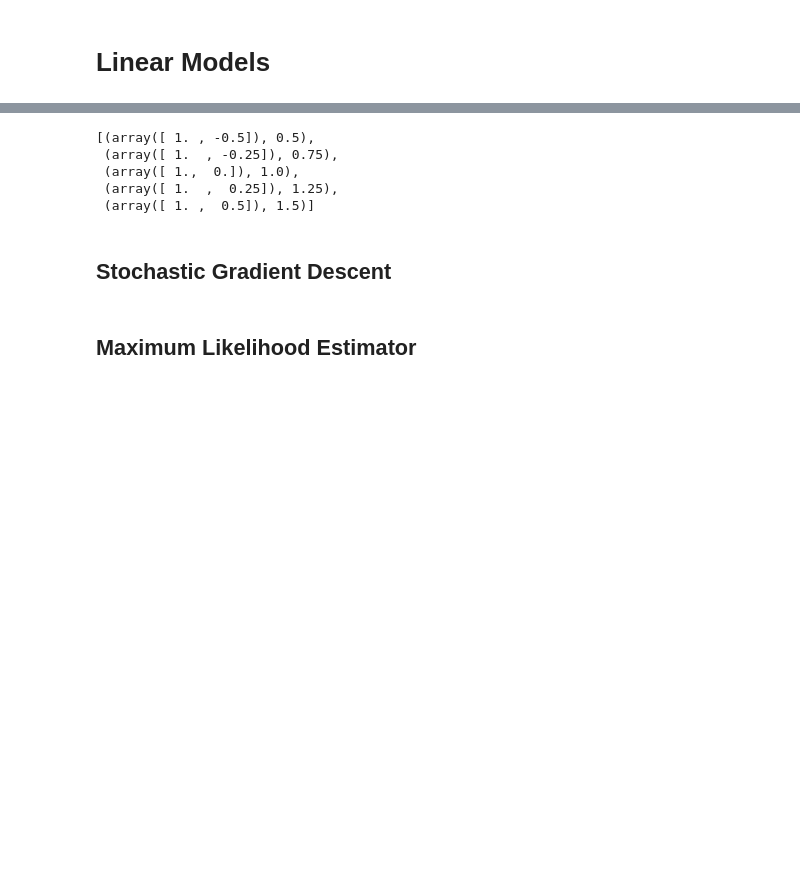
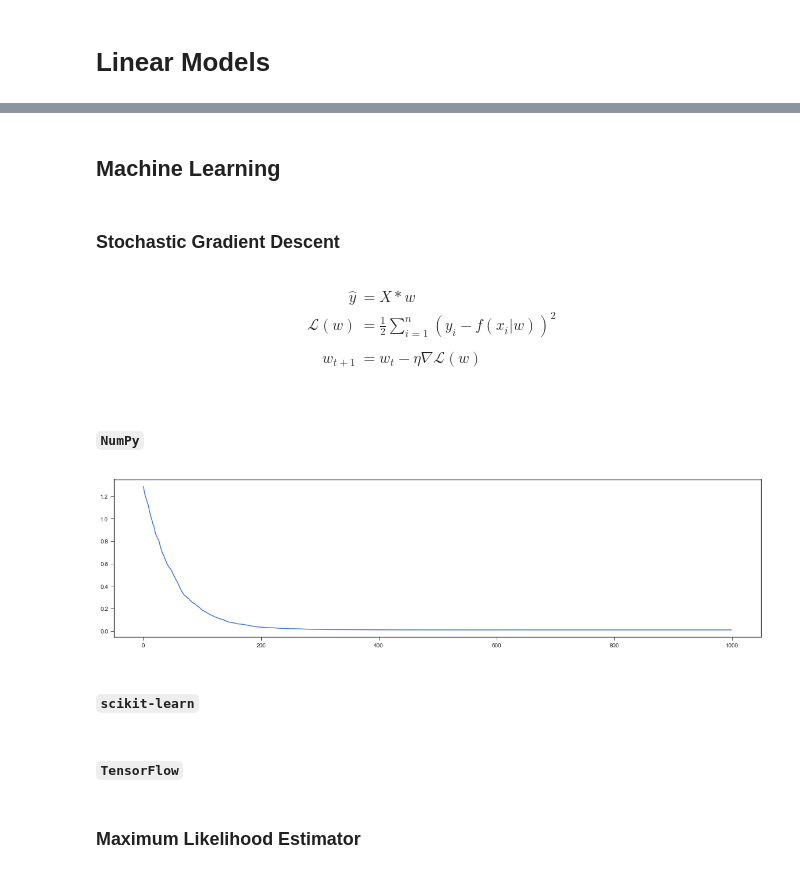
Before and after one commit to vishalbelsare/Docs, a Jupyter notebook: workshop-01/notebooks/Linear Models.ipynb, the cells around one changed output, grey strips where cells are left out. Cells and saved outputs as stored; diff of their text form; code cells hidden in the pictures; blank space fills up the shorter version.

```diff
--- a/workshop-01/notebooks/Linear Models.ipynb
+++ b/workshop-01/notebooks/Linear Models.ipynb
@@ -30,15 +84,41 @@ list(zip(x, y))
 # %%
 X = np.ones((N, 2))
 X[:, 1 ] = x
-
-list(zip(X, y))
-# %% [output]
-[(array([ 1. , -0.5]), 0.5),
- (array([ 1.  , -0.25]), 0.75),
- (array([ 1.,  0.]), 1.0),
- (array([ 1.  ,  0.25]), 1.25),
- (array([ 1. ,  0.5]), 1.5)]
+# %% [markdown]
+## Machine Learning <a class="anchor" id="machine-learning"></a>
 # %% [markdown]
-## Stochastic Gradient Descent
+### Stochastic Gradient Descent <a class="anchor" id="stochastic-gradient-descent"></a>
+# %% [markdown]
+$$
+\begin{aligned}
+    \hat{y} &= X*w \\
+    \mathcal{L}(w) &= \frac{1}{2} \sum_{i=1}^{n}(y_{i} - f(x_{i} | w))^{2} \\
+    \\
+    w_{t+1} &= w_{t} - \eta \nabla \mathcal{L}(w) \\
+\end{aligned}$$
+# %% [markdown]
+#### `NumPy` <a class="anchor" id="sgd-numpy"></a>
+# %%
+n_epochs = 1000
+eta = 0.01
+w = np.random.random(X.shape[1])
+
+loss = []
+
+for _ in range(n_epochs):
+    y_hat = np.dot(X, w)
+    l = 0.5 * np.sum((y_noise - y_hat)**2)
+    i = np.random.randint(len(y_noise))
+    error = y_hat[i] - y_noise[i]
+    w = w - eta * error * X[i]
+    loss.append(l)
+
+plt.plot(loss);
+# %% [output]
+[figure, added]
+# %% [markdown]
+#### `scikit-learn`  <a class="anchor" id="sgd-sklearn"></a>
+# %% [markdown]
+#### `TensorFlow` <a class="anchor" id="sgd-tf"></a>
 # %% [markdown]
-## Maximum Likelihood Estimator
+### Maximum Likelihood Estimator  <a class="anchor" id="maximum-likelihood-estimator"></a>
```
Also changed, not shown: parts of 17 cells of this notebook, 3 other files.
